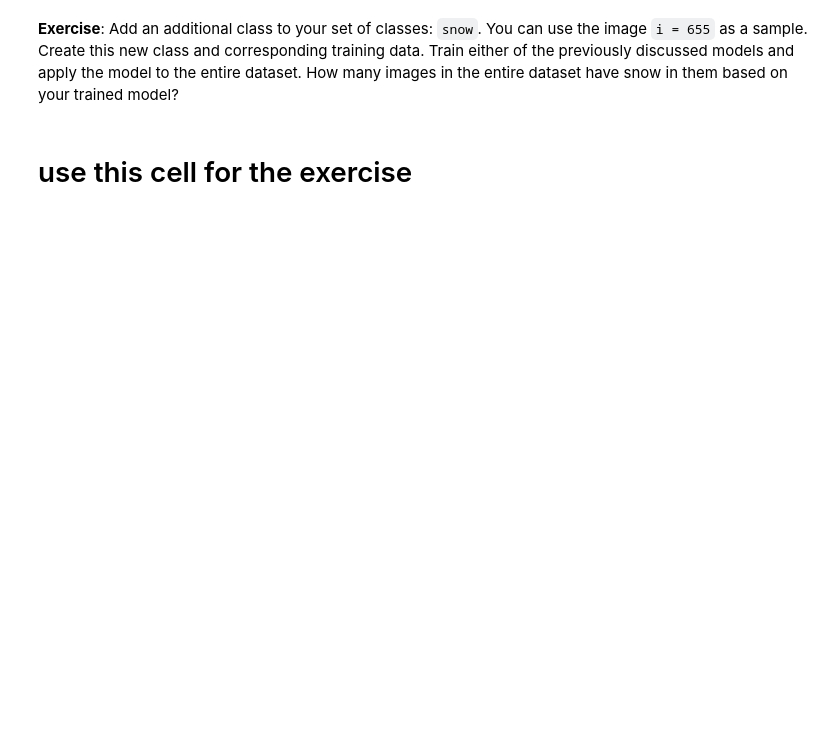
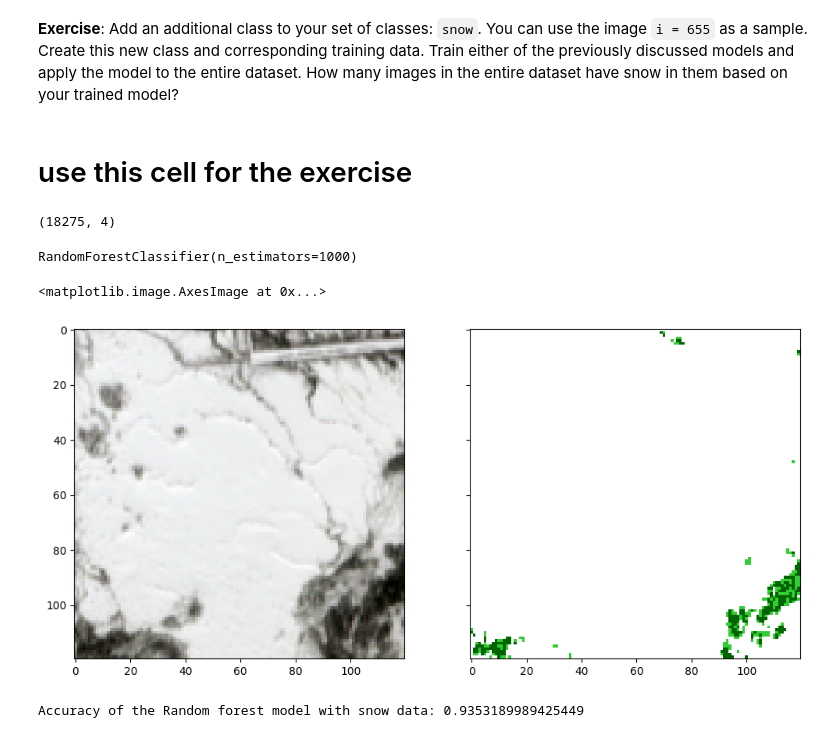
Before and after one commit to osca-mwongera/HfT, a Jupyter notebook: PG1/PRS/classification/lulc_ml/lulc_ml.ipynb, the cells around one changed output. Cells and saved outputs as stored; diff of their text form; code cells hidden in the pictures; blank space fills up the shorter version.

Commit message:
Train and test a random forest classifier using snow data

```diff
--- a/PG1/PRS/classification/lulc_ml/lulc_ml.ipynb
+++ b/PG1/PRS/classification/lulc_ml/lulc_ml.ipynb
@@ -614,3 +613,63 @@ Accuracy of the Random forest model is: 0.9045020463847203
 **Exercise**: Add an additional class to your set of classes: `snow`. You can use the image `i = 655` as a sample. Create this new class and corresponding training data. Train either of the previously discussed models and apply the model to the entire dataset. How many images in the entire dataset have snow in them based on your trained model?
 # %% [markdown]
 # use this cell for the exercise
+# %%
+# Create dataset for locations with snow
+snow_area = np.concatenate(
+    (
+        data[655, :, 40:80, 30:80].reshape(-1,4),
+        data[608, :, 35:80, 5:20].reshape(-1,4),
+        data[609, :, 40:50, 100:120].reshape(-1,4),
+        data[610, :, 20:120, 0:50].reshape(-1,4),
+        data[611, :, 0:20, 80:120].reshape(-1,4),
+        data[612, :, 0:80, 0:120].reshape(-1,4)
+    ), axis=0
+)
+snow_area.shape
+# %% [output]
+(18275, 4)
+# %%
+# compile input data for all the 4 classes
+X_4_data = np.concatenate([new_grassland_area, new_forest_area, new_water_area, snow_area], axis = 0)
+y_4_data = np.hstack([np.zeros(len(new_grassland_area)), np.ones(len(new_forest_area)), np.ones(len(new_water_area))*2, np.ones(len(snow_area))*3])
+
+# split the entire dataset into a training (70%) and remain (30%) split; the remain fraction will be split into validation (50%) and test (50%)
+X_4_train, X_4_remain, y_4_train, y_4_remain = train_test_split(X_4_data, y_4_data, train_size=0.7, shuffle=True, random_state=42, stratify=y_4_data)
+X_4_val, X_4_test, y_4_val, y_4_test = train_test_split(X_4_remain, y_4_remain, train_size=0.5, shuffle=True, random_state=42, stratify=y_4_remain)
+# %%
+# instantiate model, RandomForestClassifier
+model = RandomForestClassifier(n_estimators=1000)
+
+# train model
+model.fit(X_4_train, y_4_train)
+# %% [output]
+RandomForestClassifier(n_estimators=1000)
+# %%
+# Try out the model
+ix = 655 # Image index
+pred = model.predict(np.dstack(data[ix]).reshape(-1, 4))
+
+# plot input beside the prediction
+f, ax = plt.subplots(1, 2, sharex=True, sharey=True, figsize=(12, 6))
+
+# plot the prediction
+img = np.dstack([data[ix][0], data[ix][1], data[ix][2]])  # we extract the R, G, B bands for this scene
+img = (img-np.min(img, axis=(0,1)))/(np.max(img, axis=(0,1)) - np.min(img, axis=(0,1)))
+ax[0].imshow(img)
+
+colour_list = ['limegreen', 'darkgreen', 'blue', 'white']
+
+colour_map = LinearSegmentedColormap.from_list("cmap", colour_list)
+
+ax[1].imshow(pred.reshape(120, 120), cmap=colour_map)
+# %% [output]
+<matplotlib.image.AxesImage at 0x...>
+[figure, added]
+# %%
+# Qauntitative test of the model
+
+pred = model.predict(X_4_test)
+accuracy = accuracy_score(pred, y_4_test)
+print("Accuracy of the Random forest model with snow data:", accuracy)
+# %% [output]
+Accuracy of the Random forest model with snow data: 0.9353189989425449
```
Also changed, not shown: parts of 6 cells of this notebook.
